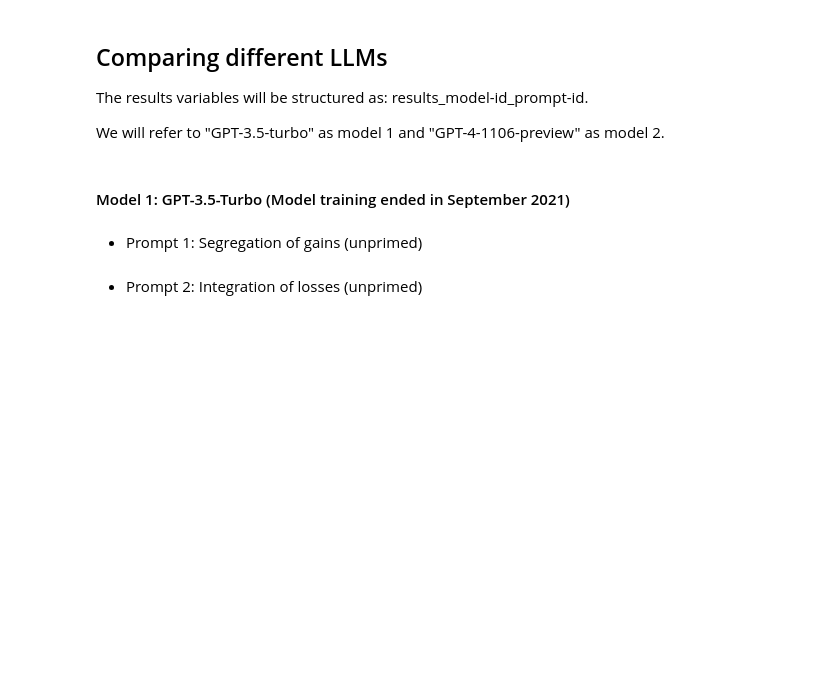
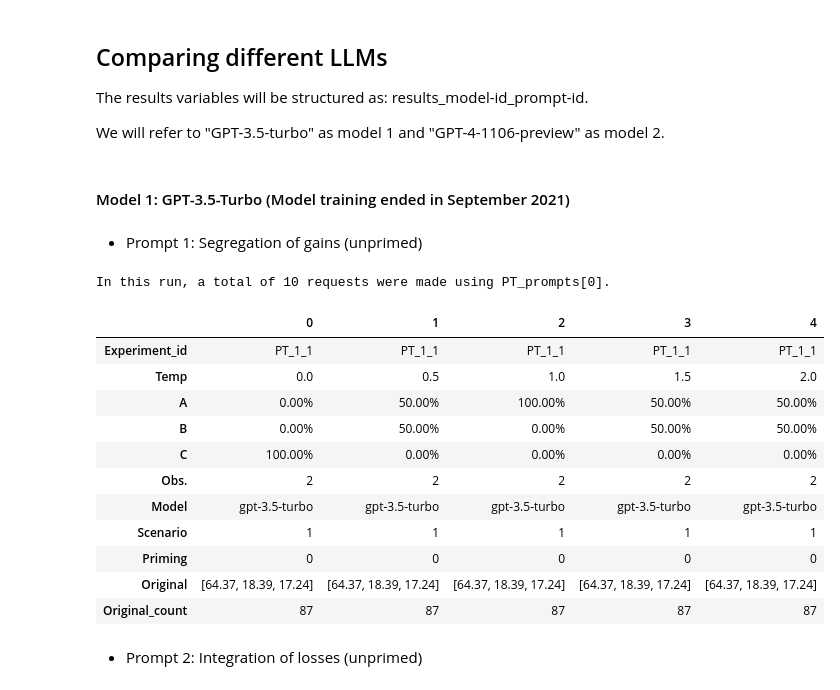
Before and after one commit to MariusDSPM/Data-Science-Project, a Jupyter notebook: Jupyter Notebooks/Prospect_Theory.ipynb, the cells around one changed output. Saved outputs shown, nothing was run; the diff lists cells and outputs as text; code cells hidden in the pictures; blank space fills up the shorter version.

```diff
--- a/Jupyter Notebooks/Prospect_Theory.ipynb
+++ b/Jupyter Notebooks/Prospect_Theory.ipynb
@@ -730,5 +739,20 @@ N = 100
 # %%
 results_1_1, probs_1_1 = PT_temperature_loop(PT_run_experiment, experiment_id = "PT_1_1", n = N)
+probs_1_1
+# %% [output]
+In this run, a total of 10 requests were made using PT_prompts[0].
+|  | 0 | 1 | 2 | 3 | 4 |
+| Experiment_id | PT_1_1 | PT_1_1 | PT_1_1 | PT_1_1 | PT_1_1 |
+| Temp | 0.0 | 0.5 | 1.0 | 1.5 | 2.0 |
+| A | 0.00% | 50.00% | 100.00% | 50.00% | 50.00% |
+| B | 0.00% | 50.00% | 0.00% | 50.00% | 50.00% |
+| C | 100.00% | 0.00% | 0.00% | 0.00% | 0.00% |
+| Obs. | 2 | 2 | 2 | 2 | 2 |
+| Model | gpt-3.5-turbo | gpt-3.5-turbo | gpt-3.5-turbo | gpt-3.5-turbo | gpt-3.5-turbo |
+| Scenario | 1 | 1 | 1 | 1 | 1 |
+| Priming | 0 | 0 | 0 | 0 | 0 |
+| Original | [64.37, 18.39, 17.24] | [64.37, 18.39, 17.24] | [64.37, 18.39, 17.24] | [64.37, 18.39, 17.24] | [64.37, 18.39, 17.24] |
+| Original_count | 87 | 87 | 87 | 87 | 87 |
 # %% [markdown]
 - Prompt 2: Integration of losses (unprimed)
 # %%
```
Also changed, not shown: parts of 34 cells of this notebook.
